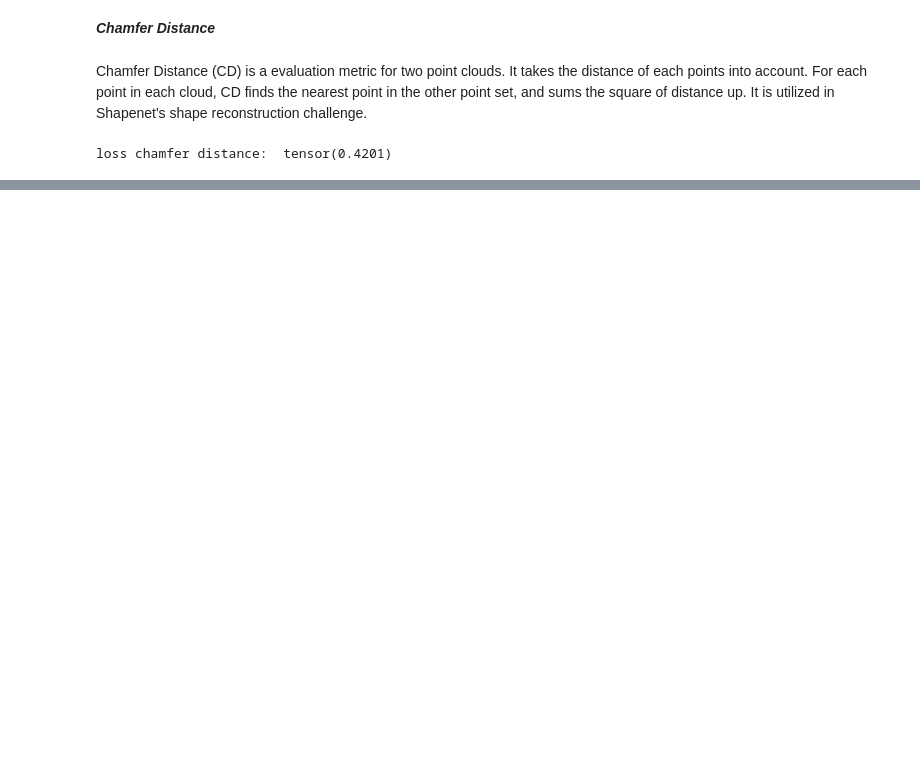
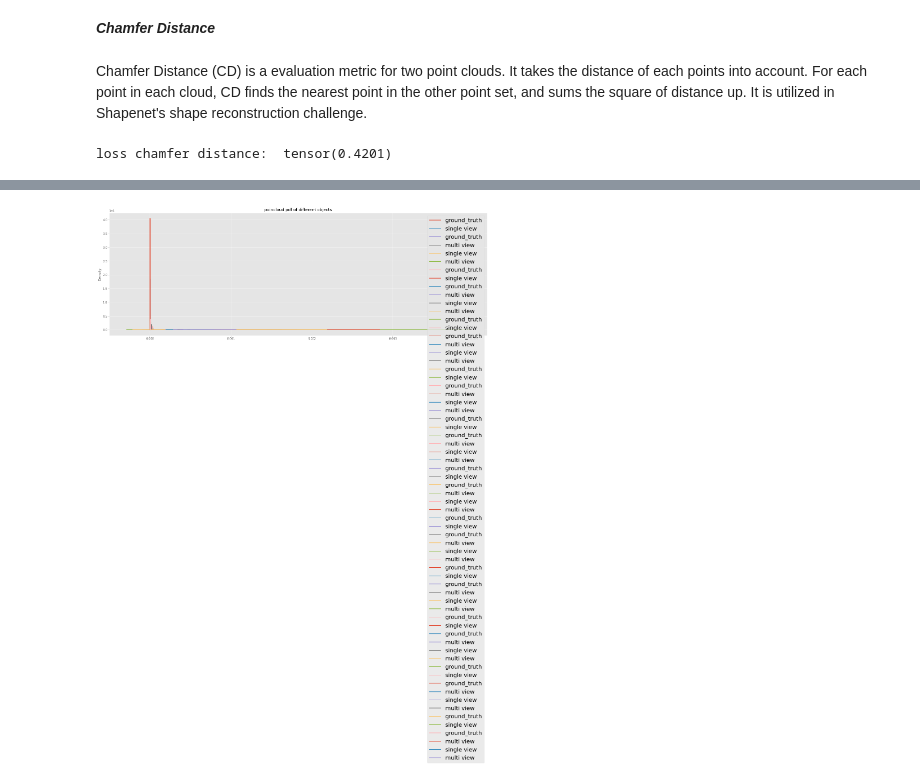
Before and after one commit to r1cc4r2o/point-e, a Jupyter notebook: pointeval.ipynb, the cells around one changed output, grey strips where cells are left out. Cells and saved outputs as stored; diff of their text form; code cells hidden in the pictures; blank space fills up the shorter version.

Commit message:
update pointeval

```diff
--- a/pointeval.ipynb
+++ b/pointeval.ipynb
@@ -560,0 +698,18 @@ loss chamfer distance:  tensor(0.4201)
+# %%
+gen_clouds = torch.zeros((len(ground_objs), 2, 6, 4096)) # N, 2, c, K
+
+for i, obj in enumerate(ground_objs):
+
+    # Point cloud from single view
+    print("====== Single view ======")
+    gen_clouds[i, 0, :, :] = views_to_pointcloud(views = [obj[0]], n_views = 1)
+
+    torch.cuda.empty_cache()
+
+    # Point cloud from multi view
+    print("\n====== Multi view ======")
+    gen_clouds[i, 1, :, :] = views_to_pointcloud(views = obj, n_views = len(obj))
+
+    torch.cuda.empty_cache()
+
+    if i == limit: break
@@ -560,0 +792,57 @@ loss chamfer distance:  tensor(0.4201)
+# %%
+scores = torch.zeros((gen_clouds.shape[0], 3))
+for i in range(gen_clouds.shape[0]):
+
+    print(f"\n====== [{i}] Point cloud divergences ======")
+
+    # ---- Ground - Gen. single
+    d_ground_single = cloud_distance(
+        torch.Tensor(point_clouds[i]),
+        gen_clouds[i, 0, :3, :].permute(1,0)
+    )
+
+    print("[+] Ground truth - Single view divergence: \t\t{}".format(d_ground_single))
+
+    plot_distributions(
+        torch.Tensor(point_clouds[i]),
+        gen_clouds[i, 0, :3, :].permute(1,0),
+        ["ground_truth", "single view"],
+        i
+    )
+
+    # ---- Ground - Gen. multi
+    d_ground_multi = cloud_distance(
+        torch.Tensor(point_clouds[i]),
+        gen_clouds[i, 1, :3, :].permute(1,0)
+    )
+    print("[+] Ground truth - Multi view divergence: \t\t{}".format(d_ground_multi))
+
+    plot_distributions(
+        torch.Tensor(point_clouds[i]),
+        gen_clouds[i, 1, :3, :].permute(1,0),
+        ["ground_truth", "multi view"],
+        i
+    )
+
+    # ---- Gen. single - Gen. multi
+    d_single_multi = cloud_distance(
+        gen_clouds[i, 0, :3, :].permute(1,0),
+        gen_clouds[i, 1, :3, :].permute(1,0)
+    )
+    print("[+] Single view - Multi view divergence: \t\t{}".format(d_single_multi))
+
+    plot_distributions(
+        gen_clouds[i, 0, :3, :].permute(1,0),
+        gen_clouds[i, 1, :3, :].permute(1,0),
+        ["single view", "multi view"],
+        i
+    )
+
+    print(f"[+] Ground truth P-IS: \t\t{PIS(clf, torch.Tensor(point_clouds[i]).permute(1,0))}")
+    print(f"[+] Single view P-IS: \t\t{PIS(clf, gen_clouds[i, 0, :3, :])}")
+    print(f"[+] Multi view P-IS: \t\t{PIS(clf, gen_clouds[i, 1, :3, :])}")
+
+    scores[i, :] = torch.Tensor([d_ground_single, d_ground_multi, d_single_multi])
+
+    if i == limit: break
+# %% [output]
@@ -560,0 +866 @@ loss chamfer distance:  tensor(0.4201)
+[figure, added]
```
Also changed, not shown: parts of 33 cells of this notebook.
